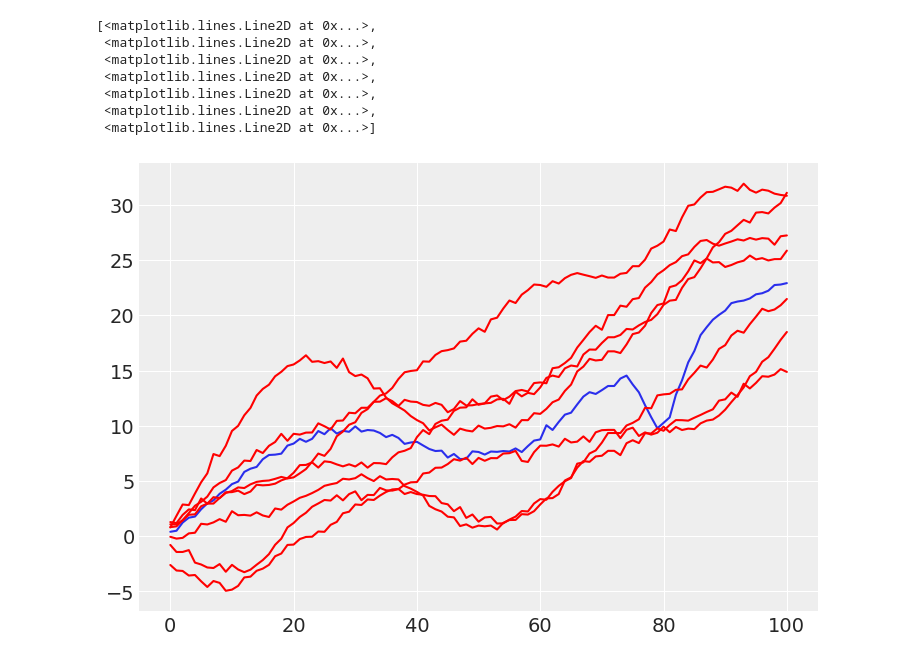
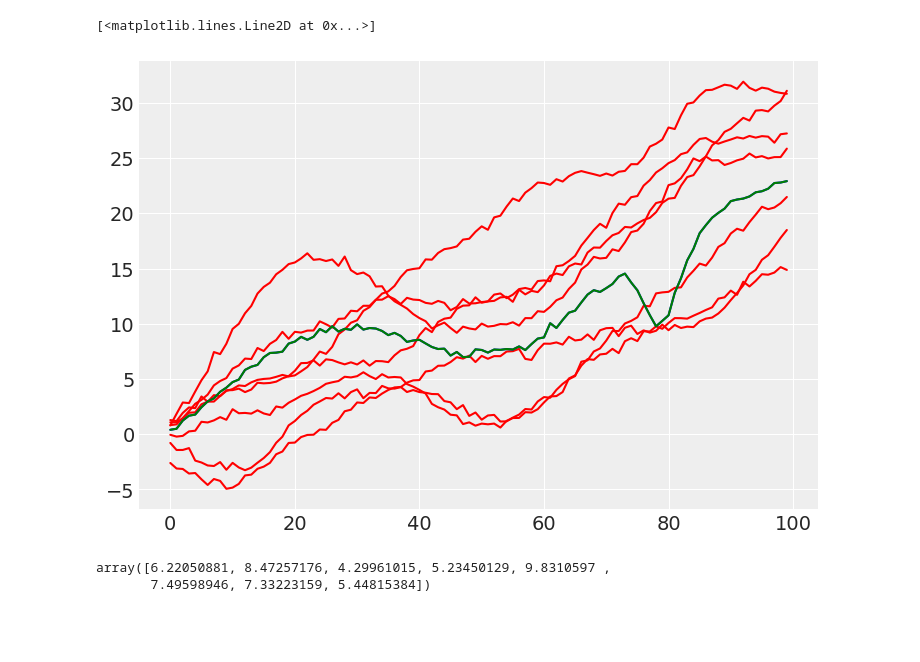
Before and after one commit to Dpananos/BayesSyntheticControl, a Jupyter notebook: geo.ipynb, the cells around one changed output. Cells and saved outputs as stored; diff of their text form; code cells hidden in the pictures; blank space fills up the shorter version.

```diff
--- a/geo.ipynb
+++ b/geo.ipynb
@@ -63,40 +63,40 @@ Y0, Y1 = create_counterfactuals(expectation)
 #     sample=1,
 #     sum_to_one_constraint=1
 # )
-# %%
-df = cp.load_data("sc")
-treatment_time = 70
-
-yc0 = df.loc[:treatment_time+1, list('abcdefg')].values
-yc1 = df.loc[(treatment_time+1)::, list('abcdefg')].values
-
-yt0 = df.loc[:treatment_time+1, ['actual']].values
-yt1 = df.loc[(treatment_time+1)::, ['actual']].values
-
-stan_data = dict(
-    n_timesteps_pre=len(yc0),
-    n_timesteps_post=len(yc1),
-    n_control_regions=yc1.shape[1],
-    n_treatment_regions=yt0.shape[1],
-    y_control_pre=yc0,
-    y_control_post=yc1,
-    y_treatment_pre=yt0,
-    y_treatment_post=yt1,
-    sample=1,
-    sum_to_one_constraint=1
-)
-
-plt.plot(np.r_[yt0, yt1])
-plt.plot(np.r_[yc0, yc1], color = 'red')
-# %% [output]
-[<matplotlib.lines.Line2D at 0x...>,
- <matplotlib.lines.Line2D at 0x...>,
- <matplotlib.lines.Line2D at 0x...>,
- <matplotlib.lines.Line2D at 0x...>,
- <matplotlib.lines.Line2D at 0x...>,
- <matplotlib.lines.Line2D at 0x...>,
- <matplotlib.lines.Line2D at 0x...>]
-[figure, removed]
+# %%
+df = cp.load_data("sc")
+
+treatment_time_idx = 70
+Y = df.loc[:, list('abcdefg') + ['actual']].values
+
+
+stan_data = dict(
+    n_timesteps = len(Y),
+    treatment_time_idx = treatment_time_idx,
+    n_regions = Y.shape[1],
+    n_treated = 1,
+    treated_region_id = [Y.shape[1]],
+    control_region_id = np.arange(1, Y.shape[1]).tolist(),
+    Y = Y
+
+)
+
+colors = Y.shape[1]*['red']
+colors[-1] = 'blue'
+
+
+for y, c in zip(Y.T, colors):
+    plt.plot(y, color=c)
+
+plt.plot(Y[:, Y.shape[1]-1,], color='green')
+# %% [output]
+[<matplotlib.lines.Line2D at 0x...>]
+[figure, added]
+# %%
+Y.std(0)
+# %% [output]
+array([6.22050881, 8.47257176, 4.29961015, 5.23450129, 9.8310597 ,
+       7.49598946, 7.33223159, 5.44815384])
 # %%
 model = cmdstanpy.CmdStanModel(stan_file="geo_model.stan")
 fit = model.sample(data=stan_data, show_console=False)
```
Also changed, not shown: parts of 6 cells of this notebook, 2 other files.
